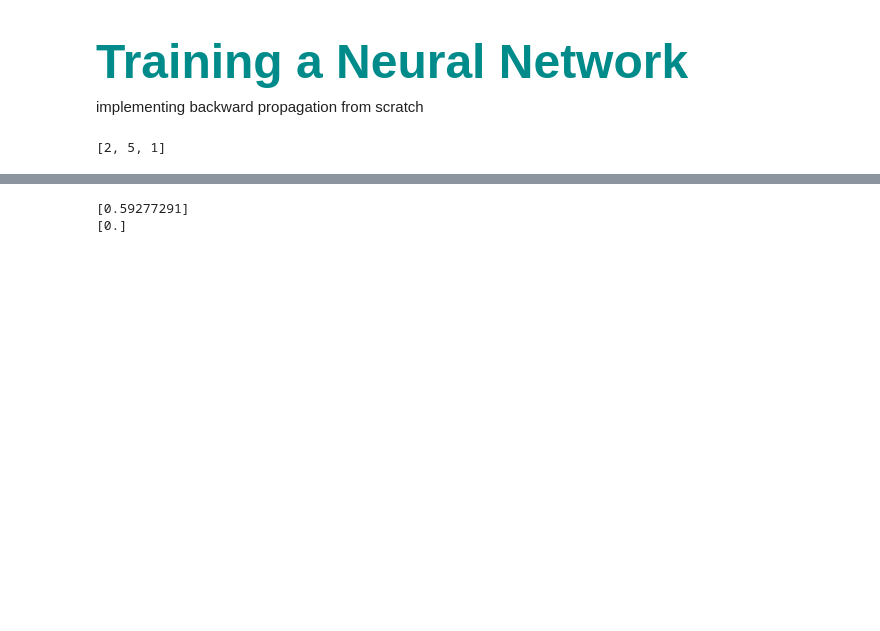
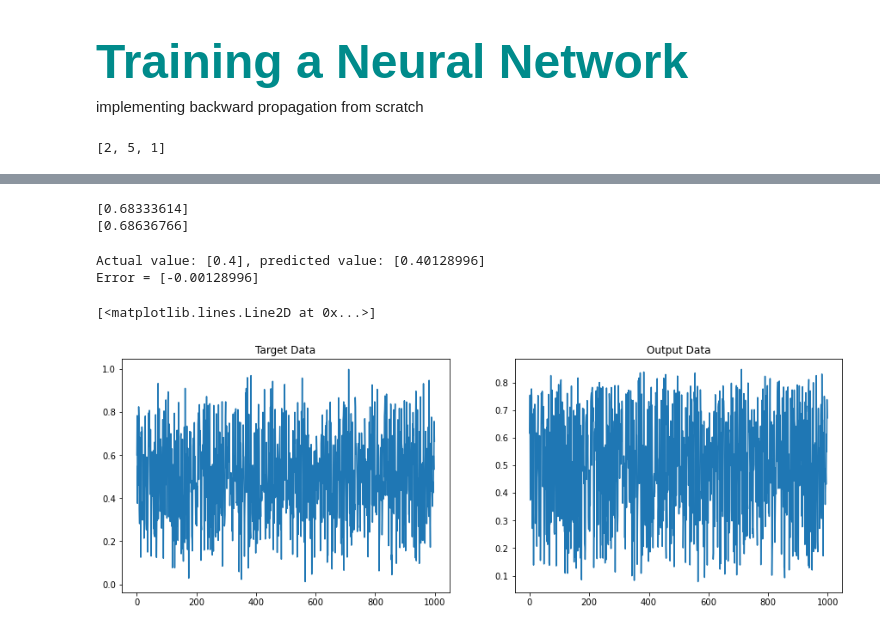
Before and after one commit to HNuijens/AudioMachineLearning, a Jupyter notebook: Deep Learning/3. Training a Neural Network.ipynb, the cells around one changed output, grey strips where cells are left out. Saved outputs shown, nothing was run; the diff lists cells and outputs as text; code cells hidden in the pictures; blank space fills up the shorter version.

```diff
--- a/Deep Learning/3. Training a Neural Network.ipynb
+++ b/Deep Learning/3. Training a Neural Network.ipynb
@@ -23,18 +23,17 @@ class ANN:
         self.activations = [np.zeros(layers[i]) for i in range(len(layers))]
         self.derivatives = [np.zeros((layers[i], layers[i+1])) for i in range(len(layers)-1)]
 
-    def _sigmoid(self, h):
-        a = 1 / (1 + math.e**(-h))
+    def _sigmoid(self, net_inputs):
+        a = 1 / (1 + np.exp(-net_inputs))
         return a
 
     def _sigmoid_dh(self, x):
-        da = x - (1.0 - x)
+        da = x * (1.0 - x)
         return da
 
     def _activate(self, inputs, W):
-        h = np.dot(inputs, W) # summation
-
-        activation = self._sigmoid(h) # modulation
+        net_inputs = np.dot(inputs, W) # summation
+        activation = self._sigmoid(net_inputs) # modulation
         return activation
 
     def _forward_propagate(self, inputs):
@@ -45,28 +44,28 @@ class ANN:
             self.activations[i+1] = activations
         return activations
 
-    def _back_propagate(self, error):
+    def _back_propagate(self, error, verbose=False):
         # calculate error gradient
-        #error_gradient = self.a[len(weights)] - targets[len(weights)]
 
-        for i in reversed(range(len(self.weights))):
+        for i in reversed(range(len(self.derivatives))):
             activations = self.activations[i+1]
             delta = error * self._sigmoid_dh(activations)
-
             delta_reshaped =  delta.reshape(delta.shape[0], -1).T
             current_activations = self.activations[i]
             current_activations_reshaped = current_activations.reshape(current_activations.shape[0], -1)
-
-            #print(current_activations.shape)
             self.derivatives[i] = np.dot(current_activations_reshaped, delta_reshaped)
             error = np.dot(delta, self.weights[i].T)
 
-            # print(f'W[{i}] = {self.derivatives[i]}')
+            if verbose:
+                print(f'Derivatives for W[{i}] = {self.derivatives[i]}')
+
         return error
 
     def _gradient_descent(self, learning_rate):
         for i in range(len(self.weights)):
+            # print(f'Original weights = {self.weights[i]}')
             self.weights[i] += self.derivatives[i] * learning_rate
+            # print(f'Updated weights = {self.weights[i]}')
 
     def _mse(self, target, output):
         return np.average((target - output)**2)
@@ -83,9 +82,9 @@ class ANN:
         # repeat for max_epochs or when target error rate is achieved
         for i in range(max_epochs):
             sum_error = 0
-            for input,target in zip(inputs, targets):
+            for x,target in zip(inputs, targets):
                 # propagate forward
-                output = self._forward_propagate(input)
+                output = self._forward_propagate(x)
 
                 # calculate new error
                 error = target - output
@@ -138,11 +141,26 @@ number of epochs exceeded (49)
 print(targets[10])
 print(out[10])
 # %% [output]
-[0.59277291]
-[0.]
+[0.68333614]
+[0.68636766]
 # %%
 # predict data
 inputs = [0.1, 0.3]
 output = [0.4]
 y_pred = ann._forward_propagate(inputs)
-print(f'predicted value = {y_pred}')
+print(f'Actual value: {output}, predicted value: {y_pred}')
+print(f'Error = {output - y_pred}')
+# %% [output]
+Actual value: [0.4], predicted value: [0.40128996]
+Error = [-0.00128996]
+# %%
+plt.figure(figsize = (15,5))
+plt.subplot(1,2,1)
+plt.title('Target Data')
+plt.plot(targets)
+plt.subplot(1,2,2)
+plt.title('Output Data')
+plt.plot(out)
+# %% [output]
+[<matplotlib.lines.Line2D at 0x...>]
+[figure, added]
```
Also changed, not shown: parts of 3 cells of this notebook.
